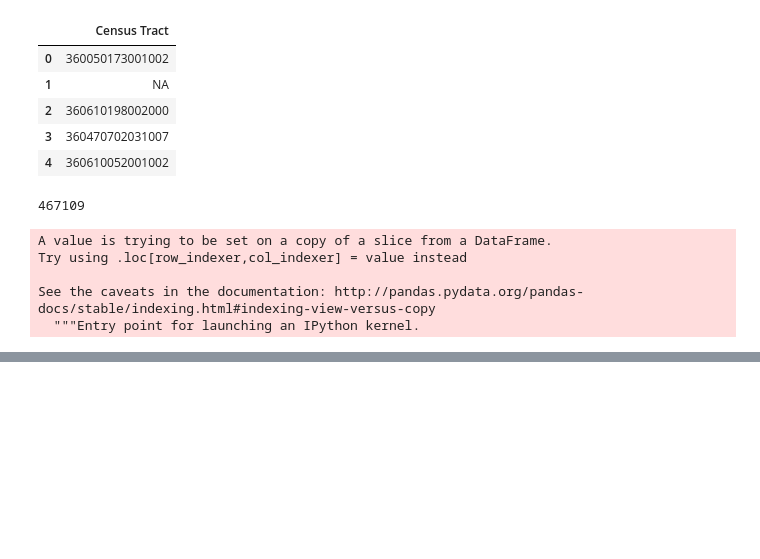
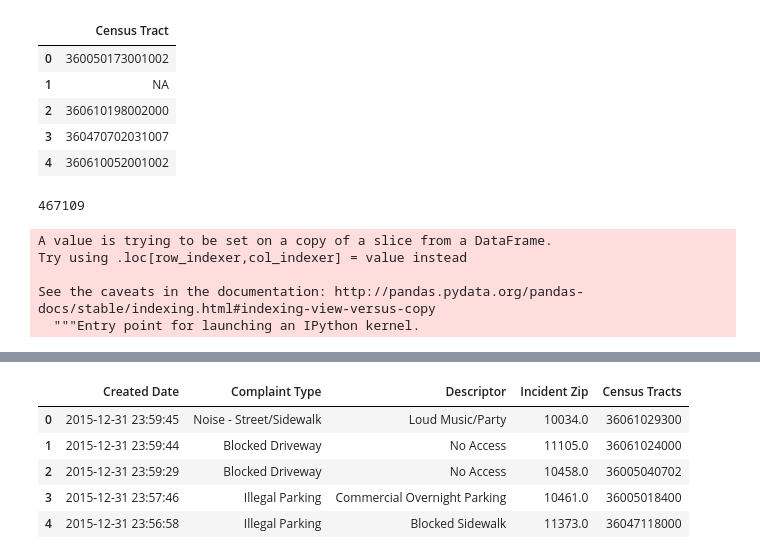
Before and after one commit to aulorbe/Food-Deserts-The-Human-Factor, a Jupyter notebook: NYC311_API.ipynb, the cells around one changed output, grey strips where cells are left out. Saved outputs shown, nothing was run; the diff lists cells and outputs as text; code cells hidden in the pictures; blank space fills up the shorter version.

```diff
--- a/NYC311_API.ipynb
+++ b/NYC311_API.ipynb
@@ -208,0 +260,13 @@ nypd_complaints_data_2015.to_csv('./nypd_complaints_data_2015.csv')
+# %%
+service_reqs = pd.read_csv('/Users/flatironschool/Flatiron_Projects/food-access/service_requests_data.csv')
+# %%
+service_reqs = service_reqs.drop(columns=['Unnamed: 0', 'Latitude', 'Longitude' ])
+# %%
+service_reqs.head()
+# %% [output]
+|  | Created Date | Complaint Type | Descriptor | Incident Zip | Census Tracts |
+| 0 | 2015-12-31 23:59:45 | Noise - Street/Sidewalk | Loud Music/Party | 10034.0 | 36061029300 |
+| 1 | 2015-12-31 23:59:44 | Blocked Driveway | No Access | 11105.0 | 36061024000 |
+| 2 | 2015-12-31 23:59:29 | Blocked Driveway | No Access | 10458.0 | 36005040702 |
+| 3 | 2015-12-31 23:57:46 | Illegal Parking | Commercial Overnight Parking | 10461.0 | 36005018400 |
+| 4 | 2015-12-31 23:56:58 | Illegal Parking | Blocked Sidewalk | 11373.0 | 36047118000 |
```
Also changed, not shown: parts of 14 cells of this notebook.
